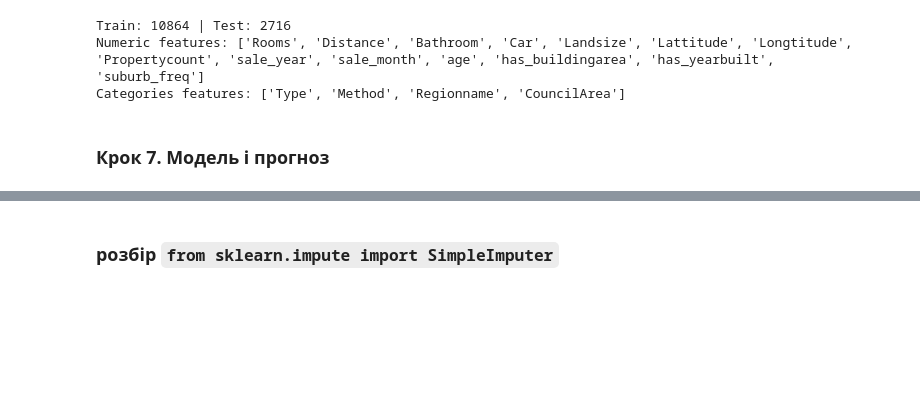
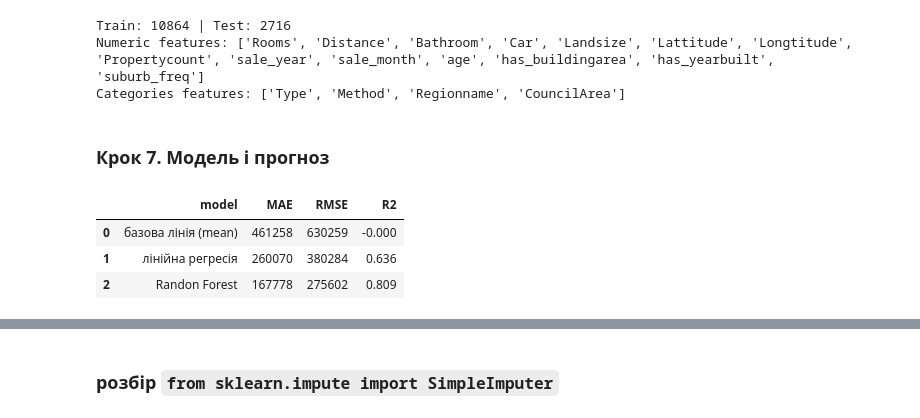
Before and after one commit to KsiuTretyakova/melbourne-housing-DTA, a Jupyter notebook: notebooks/task_easy_workbook.ipynb, the cells around one changed output, grey strips where cells are left out. Drawn from its saved outputs; the diff is of its cells as text; code cells hidden in the pictures; blank space fills up the shorter version.

```diff
--- a/notebooks/task_easy_workbook.ipynb
+++ b/notebooks/task_easy_workbook.ipynb
@@ -372,3 +372,53 @@ Numeric features: ['Rooms', 'Distance', 'Bathroom', 'Car', 'Landsize', 'Lattitud
 Categories features: ['Type', 'Method', 'Regionname', 'CouncilArea']
 # %% [markdown]
 ### Крок 7. Модель і прогноз
+# %%
+from sklearn.dummy import DummyRegressor                 # базова лінія
+from sklearn.linear_model import LinearRegression        # проста модель
+from sklearn.ensemble import RandomForestRegressor       # складніша модель
+from sklearn.metrics import mean_absolute_error, mean_squared_error, r2_score
+
+# Зручно зробити невелику функцію, що навчає модель і друкує метрики:
+def evaluate(model, name):
+    # 1) склейте підготовку і модель у конвеєр:
+    #    pipe = Pipeline([("prep", preprocess), ("model", model)])
+    # 2) навчіть на ТРЕНУВАЛЬНИХ даних: pipe.fit(X_train, y_train)
+    # 3) зробіть прогноз на ТЕСТОВИХ даних: pred = pipe.predict(X_test)
+    # 4) порахуйте і надрукуйте MAE, RMSE (корінь із mean_squared_error), R2
+    # 5) поверніть pipe (знадобиться далі)
+    pipe = Pipeline([
+        ("prep", preprocess),
+        ("model", model)
+    ])
+    pipe.fit(X_train, y_train)
+    pred = pipe.predict(X_test)
+    return pipe, {
+        "model": name,
+        "MAE": round(mean_absolute_error(y_test, pred)),
+        "RMSE": round(np.sqrt(mean_squared_error(y_test, pred))),
+        "R2": round(r2_score(y_test, pred), 3)
+    }
+
+# Викличте evaluate по черзі:
+#  - DummyRegressor(strategy="mean")            -> базова лінія
+#  - LinearRegression()                         -> проста модель
+#  - RandomForestRegressor(n_estimators=200, random_state=RANDOM_STATE) -> ліс
+# Порівняйте результати: яка модель найкраща і чому?
+
+_, r0 = evaluate(DummyRegressor(strategy="mean"), 'базова лінія (mean)')
+_, r1 = evaluate(LinearRegression(), 'лінійна регресія')
+rf_pipe, r2 = evaluate(
+    RandomForestRegressor(
+        n_estimators=200,
+        random_state=RANDOM_STATE,
+        n_jobs=-1
+    ),
+    'Randon Forest'
+)
+
+pd.DataFrame([r0, r1, r2])
+# %% [output]
+|  | model | MAE | RMSE | R2 |
+| 0 | базова лінія (mean) | 461258 | 630259 | -0.000 |
+| 1 | лінійна регресія | 260070 | 380284 | 0.636 |
+| 2 | Randon Forest | 167778 | 275602 | 0.809 |
```
Also changed, not shown: parts of 1 cell of this notebook.
